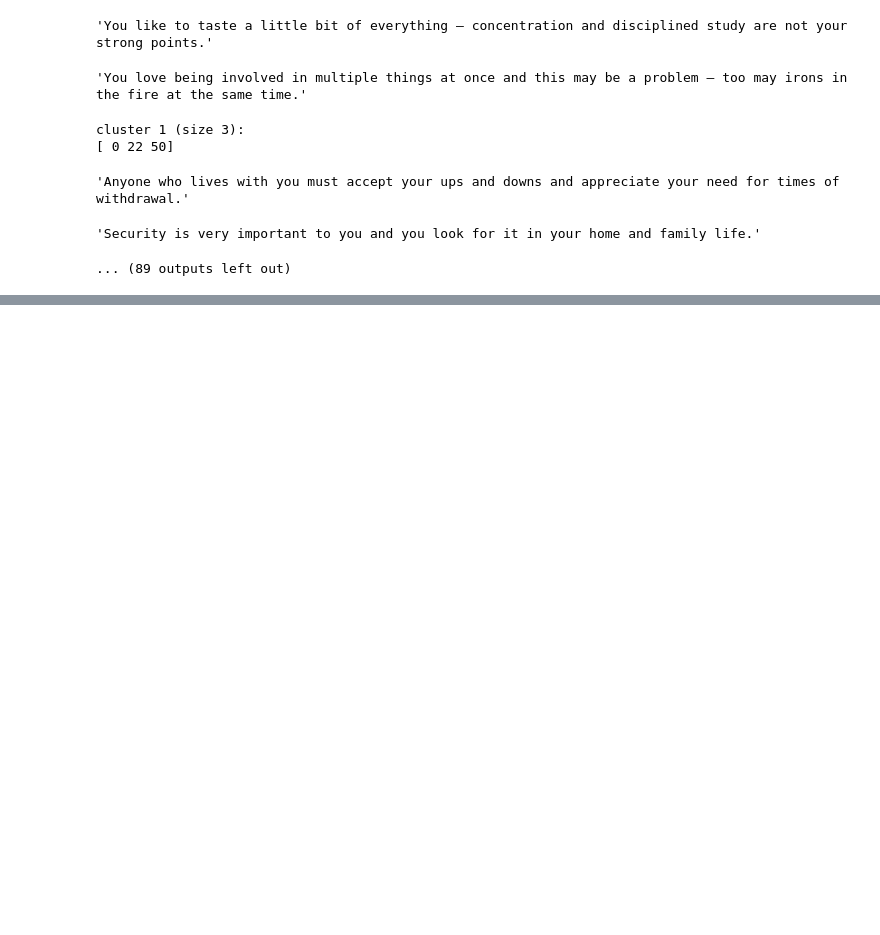
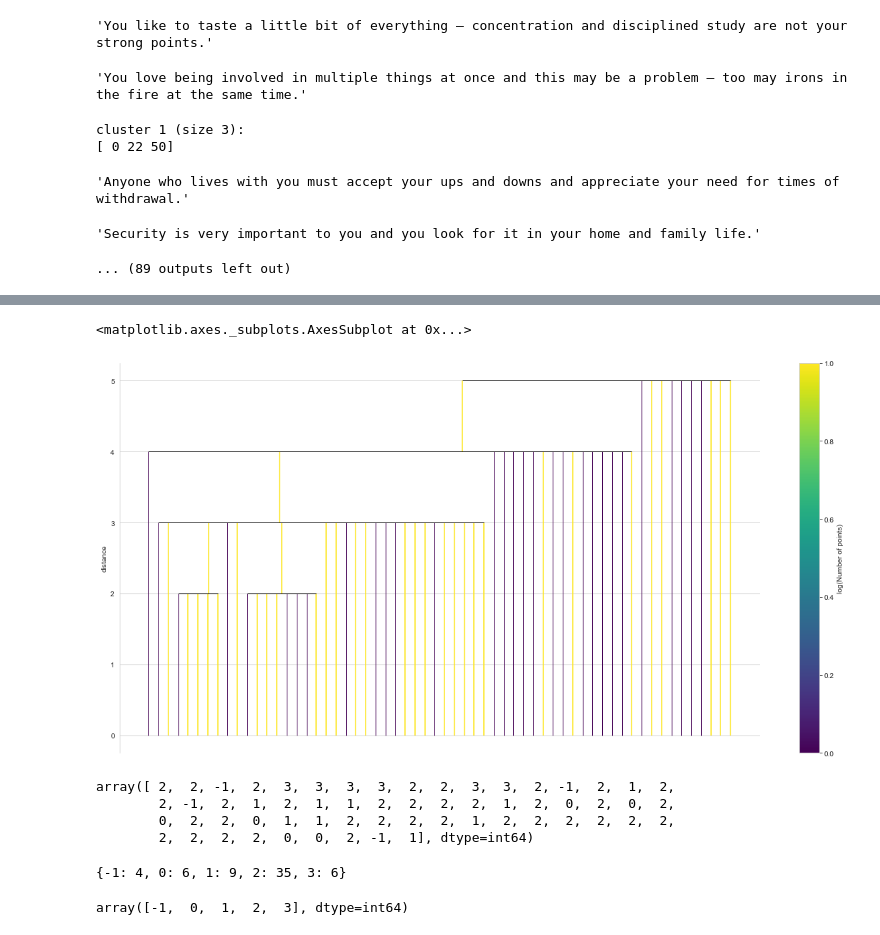
Before and after one commit to llmhyy/comments_summarization, a Jupyter notebook: src/cluster.ipynb, the cells around one changed output, grey strips where cells are left out. Saved outputs shown, nothing was run; the diff lists cells and outputs as text; code cells hidden in the pictures; blank space fills up the shorter version.

```diff
--- a/src/cluster.ipynb
+++ b/src/cluster.ipynb
@@ -358,0 +644,21 @@ cluster 1 (size 3):
+# %%
+clusterer.single_linkage_tree_.plot()
+# %% [output]
+<matplotlib.axes._subplots.AxesSubplot at 0x...>
+[figure, added]
+# %%
+clusterer.labels_
+# %% [output]
+array([ 2,  2, -1,  2,  3,  3,  3,  3,  2,  2,  3,  3,  2, -1,  2,  1,  2,
+        2, -1,  2,  1,  2,  1,  1,  2,  2,  2,  2,  1,  2,  0,  2,  0,  2,
+        0,  2,  2,  0,  1,  1,  2,  2,  2,  2,  1,  2,  2,  2,  2,  2,  2,
+        2,  2,  2,  2,  0,  0,  2, -1,  1], dtype=int64)
+# %%
+unique, counts = np.unique(clusterer.labels_, return_counts=True)
+dict(zip(unique, counts))
+# %% [output]
+{-1: 4, 0: 6, 1: 9, 2: 35, 3: 6}
+# %%
+unique
+# %% [output]
+array([-1,  0,  1,  2,  3], dtype=int64)
```
Also changed, not shown: parts of 34 cells of this notebook, 7 other files.
